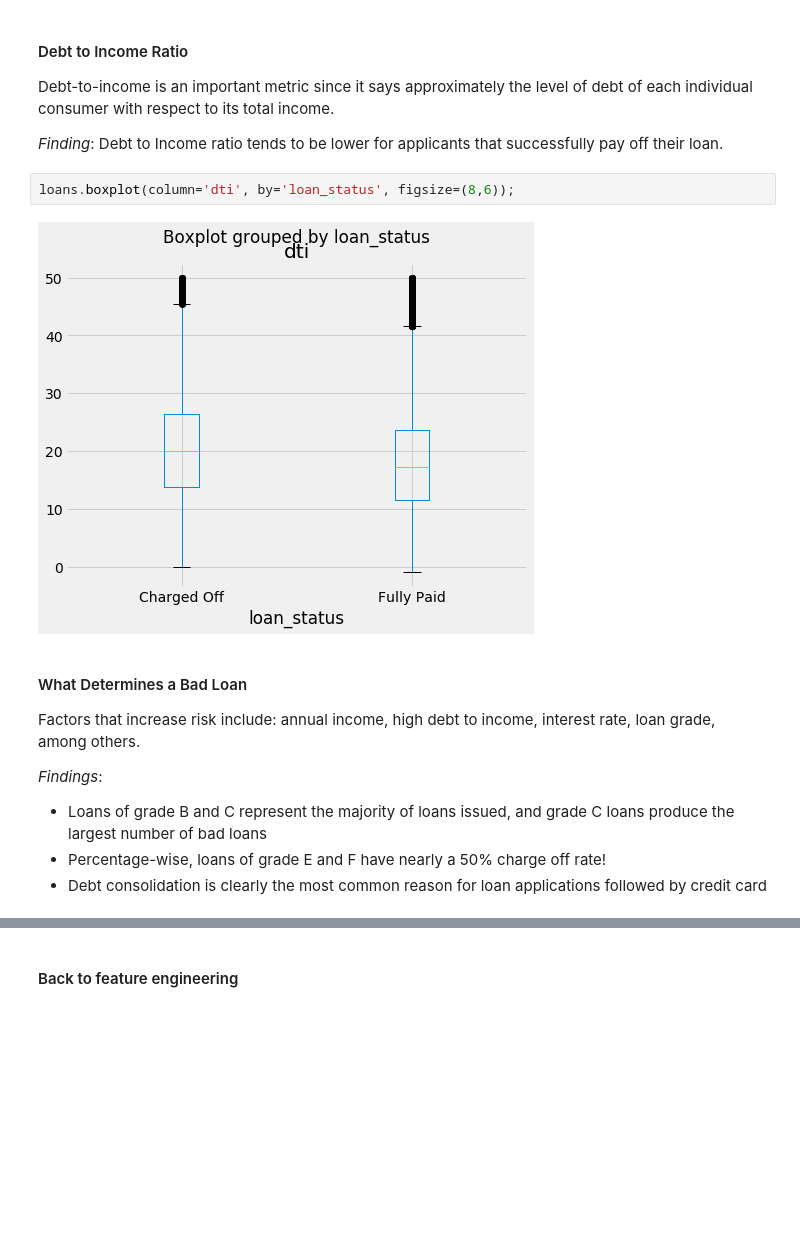
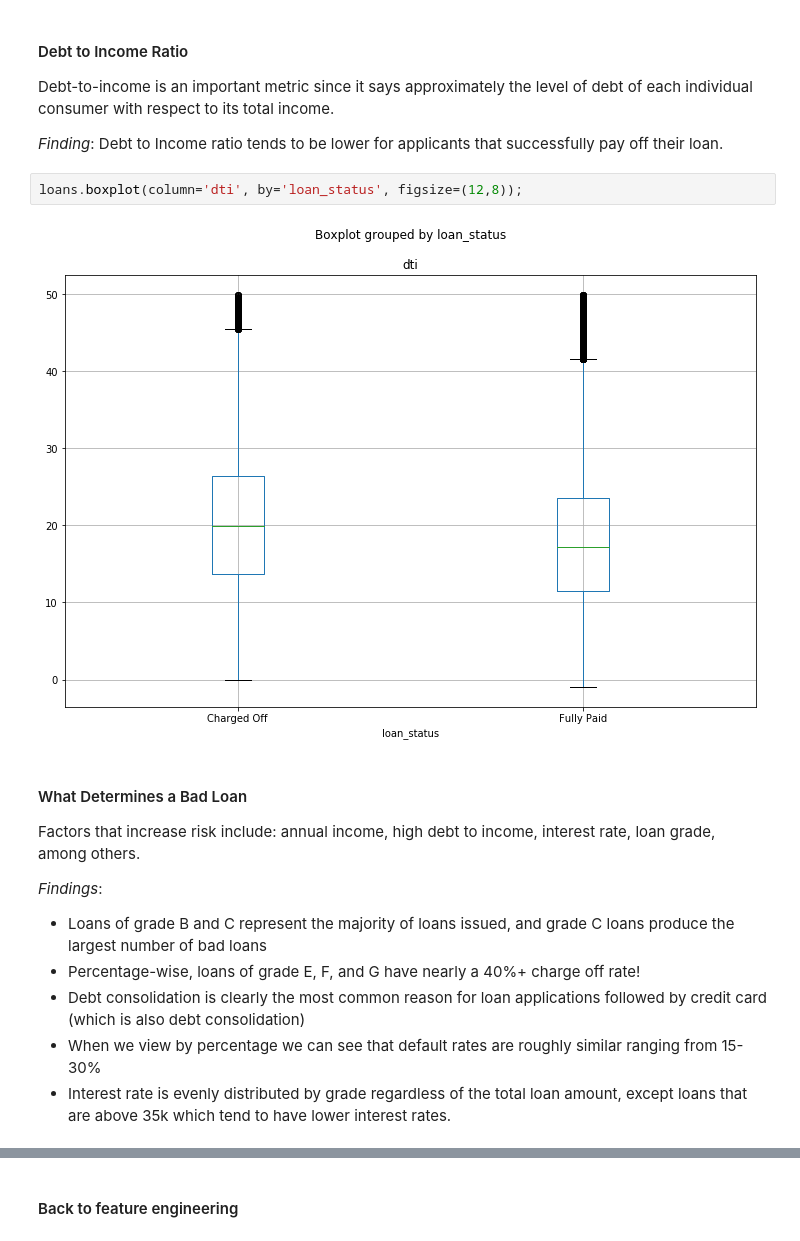
Before and after one commit to just1jp/loan_prediction, a Jupyter notebook: Loan Prediction.ipynb, the cells around one changed output, grey strips where cells are left out. Saved outputs shown, nothing was run; the diff lists cells and outputs as text; blank space fills up the shorter version.

```diff
--- a/Loan Prediction.ipynb
+++ b/Loan Prediction.ipynb
@@ -103,9 +109,9 @@ Debt-to-income is an important metric since it says approximately the level of d
 
 *Finding*: Debt to Income ratio tends to be lower for applicants that successfully pay off their loan.
 # %%
-loans.boxplot(column='dti', by='loan_status', figsize=(8,6));
+loans.boxplot(column='dti', by='loan_status', figsize=(12,8));
 # %% [output]
-[figure, old version]
+[figure, new version]
 # %% [markdown]
 #### What Determines a Bad Loan
 
@@ -113,6 +119,8 @@ Factors that increase risk include: annual income, high debt to income, interest
 
 *Findings*:
 - Loans of grade B and C represent the majority of loans issued, and grade C loans produce the largest number of bad loans
-- Percentage-wise, loans of grade E and F have nearly a 50% charge off rate!
-- Debt consolidation is clearly the most common reason for loan applications followed by credit card
+- Percentage-wise, loans of grade E, F, and G have nearly a 40%+ charge off rate!
+- Debt consolidation is clearly the most common reason for loan applications followed by credit card (which is also debt consolidation)
+- When we view by percentage we can see that default rates are roughly similar ranging from 15-30%
+- Interest rate is evenly distributed by grade regardless of the total loan amount, except loans that are above 35k which tend to have lower interest rates.
 # %%
```
Also changed, not shown: parts of 17 cells of this notebook.
